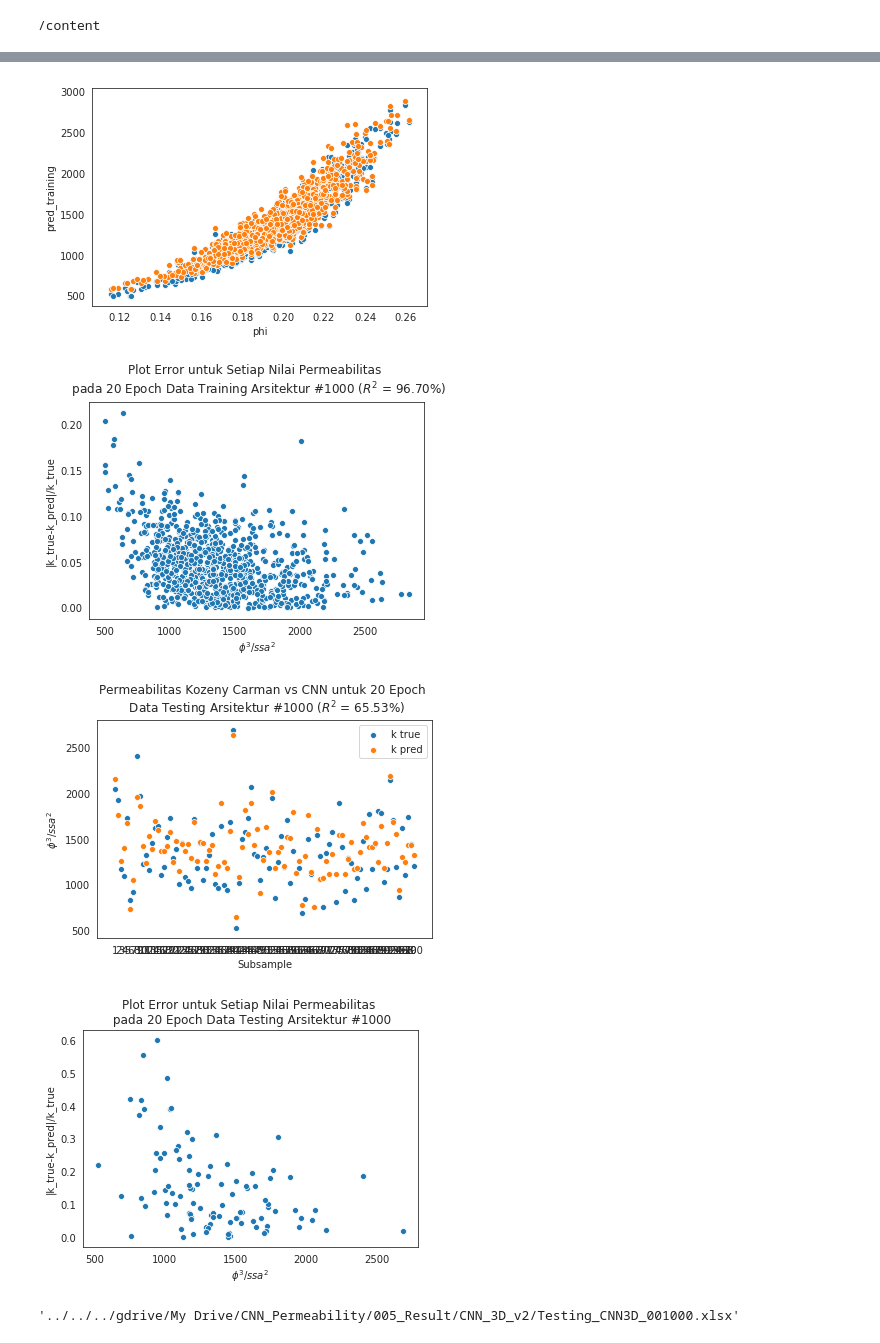
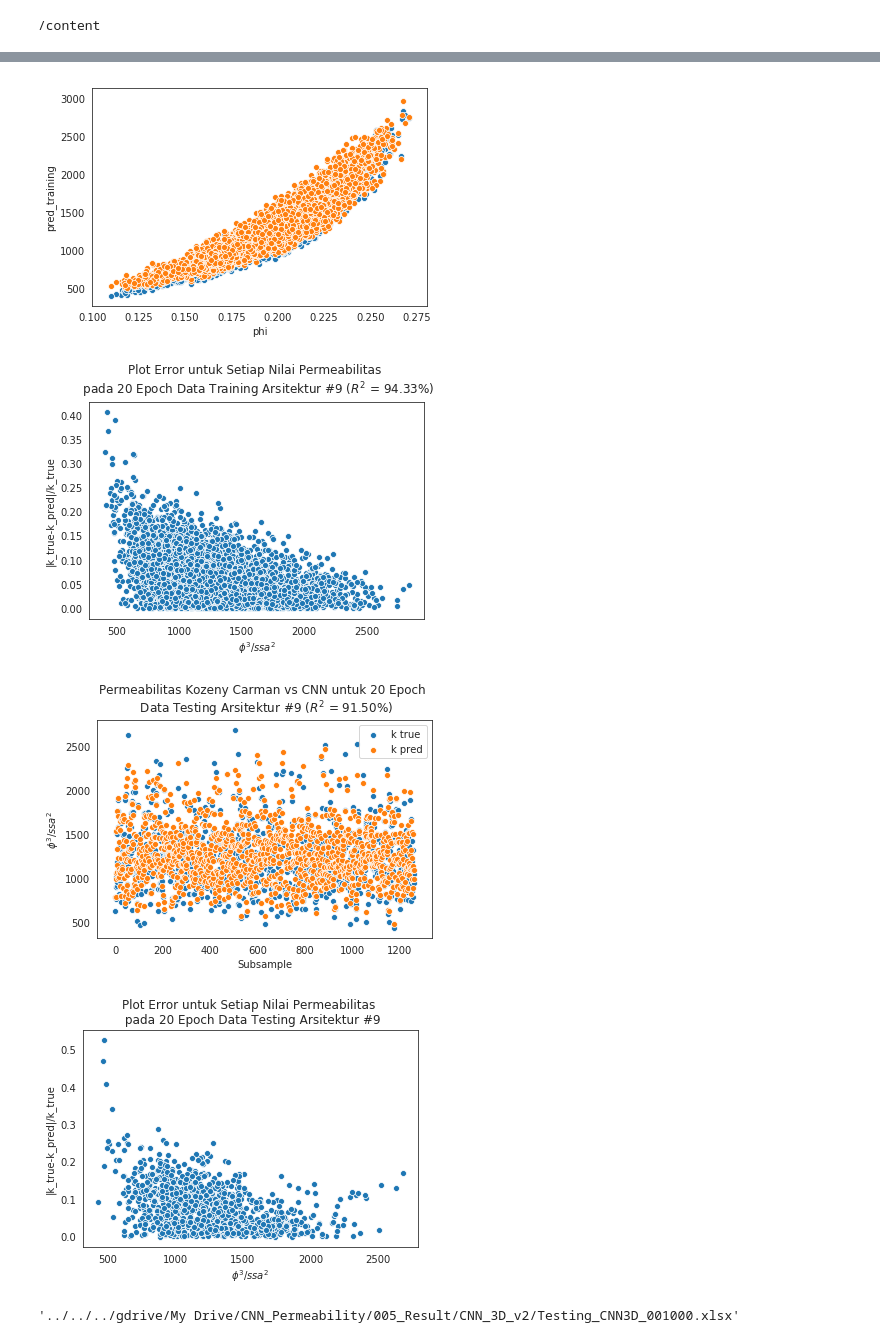
Before and after one commit to fajarwr/CNN_3D_Permaebility, a Jupyter notebook: CNN_3D_Permeability_All.ipynb, the cells around one changed output, grey strips where cells are left out. Drawn from its saved outputs; the diff is of its cells as text; code cells hidden in the pictures.

```diff
--- a/CNN_3D_Permeability_All.ipynb
+++ b/CNN_3D_Permeability_All.ipynb
@@ -104,15 +110,15 @@ os.chdir('CNN_Permeability/001_PythonCodes/CNN_3D_Permaebility')
 from DataGenerator_3D_Classes import DataGenerator
 # %%
 #Experiment number
-exp_num = 1000
+exp_num = 9
 os.chdir('../../005_Result/CNN_3D')
 #if any('00'+str(exp_num) in s for s in os.listdir(os.getcwd())):
 #    sys.exit('Alert : There is already 00'+str(exp_num)+' experiment result!!')
 # %%
 #Load the data
 dim1,dim2,dim3,chn = 100,100,100,1
-training_len = 900
-testing_len = 100
+training_len = 8000
+testing_len = 1260
 total_len = training_len + testing_len
 phi = []
 ssa = []
@@ -149,7 +155,7 @@ training_generator = DataGenerator(partition['train'], labels, **params)
 validation_generator = DataGenerator(partition['validation'], labels, **params)
 total_generator = DataGenerator(partition['total'], labels, **params)
 # %%
-#Define a model 1
+#Define a model 9
 model = Sequential()
 model.add(Conv3D(32, kernel_size=5, strides=(2, 2, 2), padding='valid',
                  data_format='channels_last', dilation_rate=(1, 1, 1),
@@ -184,11 +190,6 @@ model.add(Conv3D(32, kernel_size=3, strides=(1, 1, 1), padding='valid',
 model.add(MaxPooling3D(pool_size=(2, 2, 2), strides=(1, 1, 1), padding='valid',
                        data_format='channels_last'))
 model.add(Flatten(data_format='channels_last'))
-model.add(Dense(128, activation='relu', use_bias=True,
-                kernel_initializer=keras.initializers.glorot_uniform(seed=0), bias_initializer='zeros',
-                kernel_regularizer=None, bias_regularizer=None,
-                activity_regularizer=None, kernel_constraint=None,
-                bias_constraint=None))
 model.add(Dense(64, activation='relu', use_bias=True,
                 kernel_initializer=keras.initializers.glorot_uniform(seed=0), bias_initializer='zeros',
                 kernel_regularizer=None, bias_regularizer=None,
@@ -212,6 +217,6 @@ os.chdir('../../002_Data/Berea_Sandstone_npy')
 checkpoint = K.callbacks.ModelCheckpoint(filepath='../../005_Result/CNN_3D/Weights_CNN3D_00'+str(exp_num)+'.hdf5', monitor='val_loss')
 # %%
 # Train model on dataset
-history = model.fit_generator(generator=training_generator, validation_data = validation_generator, epochs=100,
+history = model.fit_generator(generator=training_generator, validation_data = validation_generator, epochs=20,
                     callbacks=[checkpoint], workers=1, use_multiprocessing=False)
 # %% [output]
@@ -282,7 +287,7 @@ plt.ylabel('$\phi^3/ssa^2$')
 plt.xlabel('Subsample')
 plt.title('Permeabilitas Kozeny Carman vs CNN untuk 20 Epoch \n Data Training Arsitektur #{} ($R^2$ = {:2.2f}%)' .format(i, r2_score(Training['true_training'], Training['pred_training'])*100))
 plt.legend(['k true', 'k pred'])
-plt.xticks(np.arange(1,training_len+1,testing_len))
+#plt.xticks(np.arange(1,training_len+1,testing_len))
 
 #Plot training data
 plt.figure()
@@ -312,7 +317,7 @@ plt.ylabel('$\phi^3/ssa^2$')
 plt.xlabel('Subsample')
 plt.title('Permeabilitas Kozeny Carman vs CNN untuk 20 Epoch \n Data Testing Arsitektur #{} ($R^2$ = {:2.2f}%)' .format(i, r2_score(Testing['true_testing'], Testing['pred_testing'])*100))
 plt.legend(['k true', 'k pred'])
-plt.xticks(np.arange(1,testing_len+1,1))
+#plt.xticks(np.arange(1,testing_len+1,1))
 
 #Plot error testing data
 plt.figure()
@@ -330,7 +335,7 @@ print(r2_score(Testing['true_testing'], Testing['pred_testing']))
-[figure, old version]
+[figure, new version]
-[figure, old version]
+[figure, new version]
-[figure, old version]
+[figure, new version]
-[figure, old version]
+[figure, new version]
 # %%
 #Copy result from colab to gdrive
 from shutil import copyfile
```
Also changed, not shown: parts of 9 cells of this notebook.
